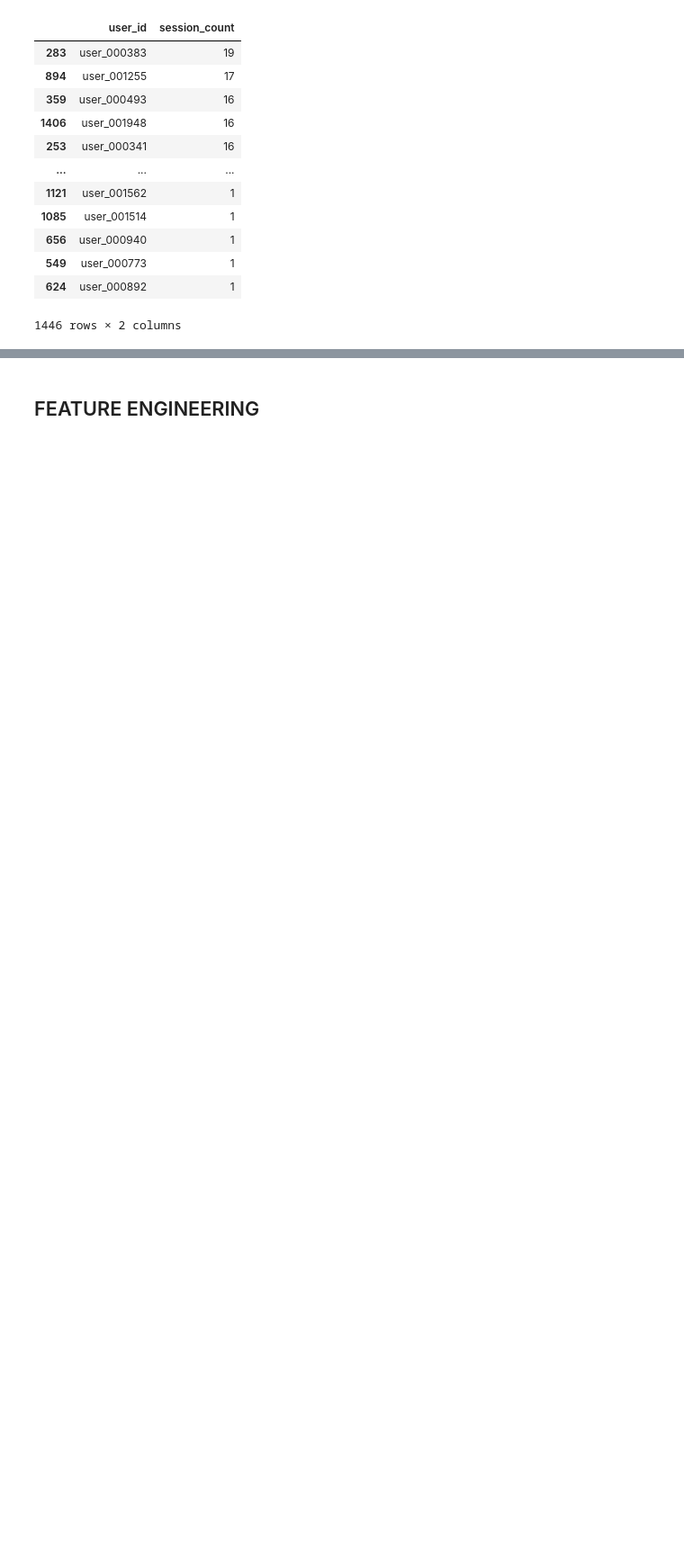
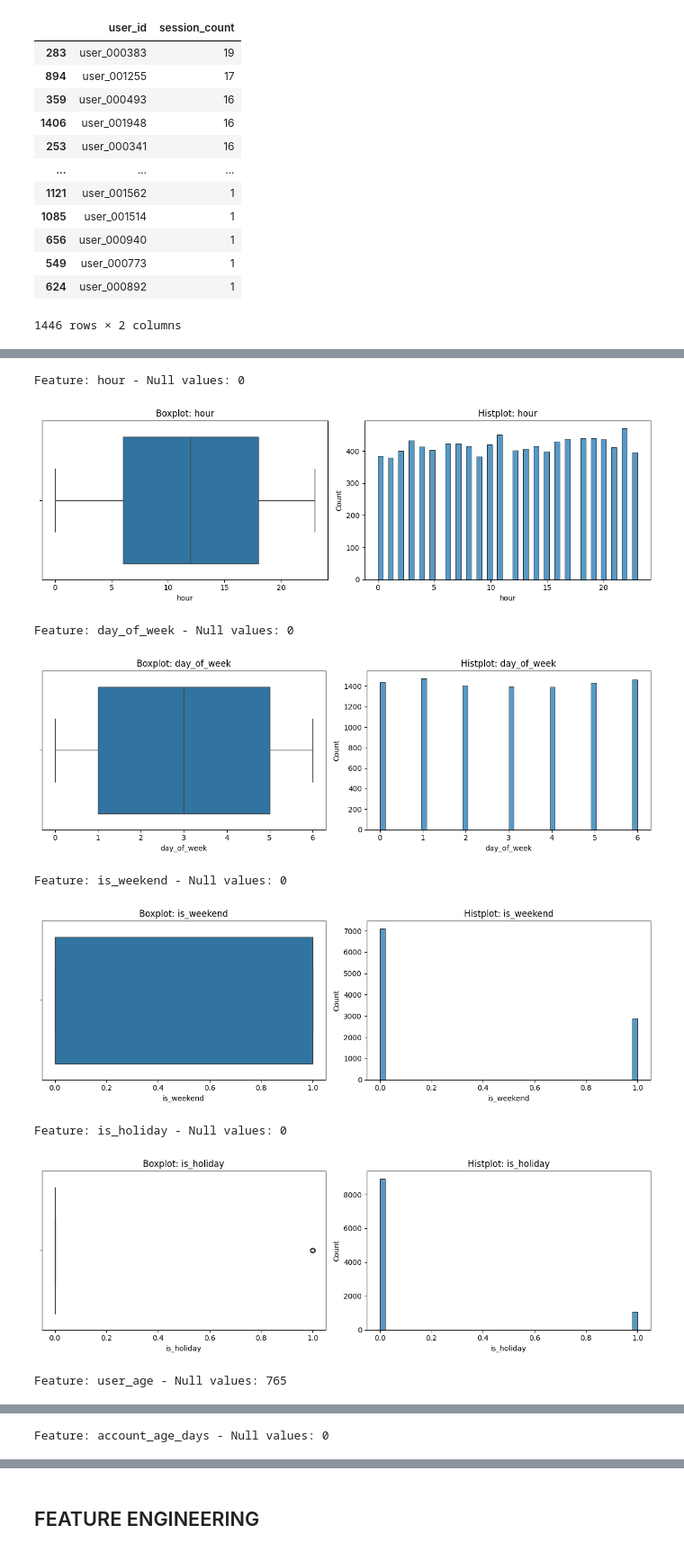
Before and after one commit to leomarfmn/estrelabet-churn, a Jupyter notebook: model-training.ipynb, the cells around one changed output, grey strips where cells are left out. Shown at 90% size. Drawn from its saved outputs; the diff is of its cells as text; code cells hidden in the pictures; blank space fills up the shorter version.

```diff
--- a/model-training.ipynb
+++ b/model-training.ipynb
@@ -25,0 +51,5 @@ df.head()
+# %%
+# Fixing object types and grouping types on lists
+df['timestamp'] = pd.to_datetime(df['timestamp'])
+lst_categorical_columns = df.select_dtypes(include=['object']).columns.tolist()
+lst_numerical_columns = df.select_dtypes(include=['number']).columns.tolist()
@@ -121,0 +151,6 @@ df_aux.groupby('previous_session_gap_hours').count()
+# %%
+for feature in [x for x in lst_categorical_columns if x not in ['session_id', 'user_id', 'date']]:
+    print(f'Feature: {feature} - Unique values: {df[feature].nunique()}')
+    print("Value counts:")
+    print(df[feature].value_counts(normalize=True, dropna=False))
+    print("\n")
@@ -121,0 +177,20 @@ df_aux.groupby('previous_session_gap_hours').count()
+# %%
+for feature in lst_numerical_columns:
+    print(f'Feature: {feature} - Null values: {df[feature].isnull().sum()}')
+    fig, axes = plt.subplots(1, 2, figsize=(12, 4))
+    sns.boxplot(x=df[feature], ax=axes[0])
+    axes[0].set_title(f'Boxplot: {feature}')
+    sns.histplot(df[feature], bins=50, ax=axes[1])
+    axes[1].set_title(f'Histplot: {feature}')
+    plt.tight_layout()
+    plt.show()
+# %% [output]
+Feature: hour - Null values: 0
+[figure, added]
+Feature: day_of_week - Null values: 0
+[figure, added]
+Feature: is_weekend - Null values: 0
+[figure, added]
+Feature: is_holiday - Null values: 0
+[figure, added]
+Feature: user_age - Null values: 765
@@ -121,0 +198 @@ df_aux.groupby('previous_session_gap_hours').count()
+Feature: account_age_days - Null values: 0
```
Also changed, not shown: parts of 26 cells of this notebook, 2 other files.
